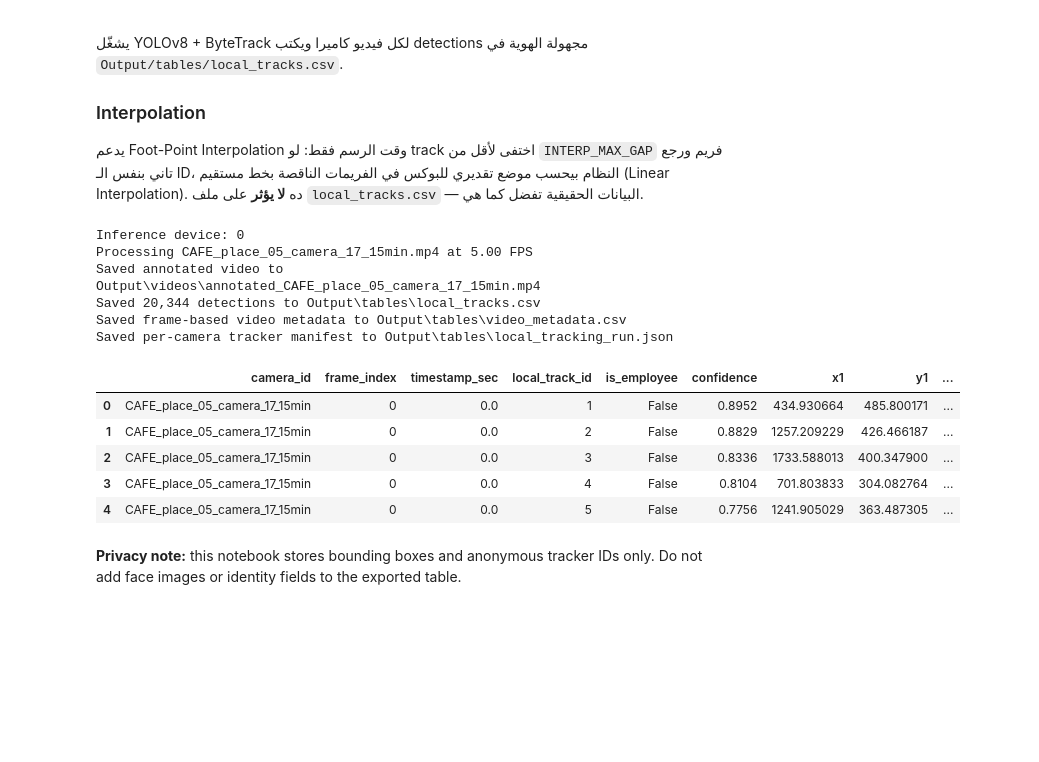
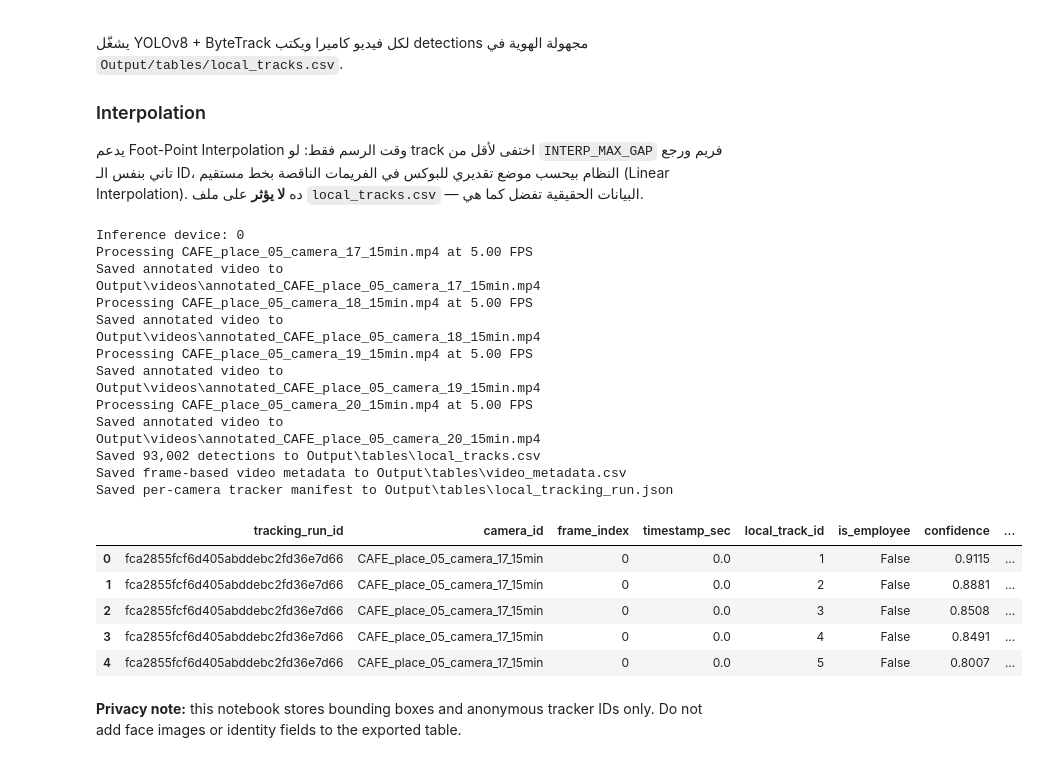
Before and after one commit to mohmadAyman75/Retail_Intelligence_Agent, a Jupyter notebook: Notebook/01_Local_Detection_Tracking.ipynb, the cells around one changed output. Drawn from its saved outputs; the diff is of its cells as text; code cells hidden in the pictures; blank space fills up the shorter version.

```diff
--- a/Notebook/01_Local_Detection_Tracking.ipynb
+++ b/Notebook/01_Local_Detection_Tracking.ipynb
@@ -12,6 +12,7 @@ from __future__ import annotations
 
 from collections import defaultdict
 from datetime import datetime, timezone
+from uuid import uuid4
 from pathlib import Path
 import json
 
@@ -41,7 +42,7 @@ if not MODEL_PATH.exists():
     raise FileNotFoundError(f'YOLO weights not found locally: {MODEL_NAME}')
 # Feed low-confidence detections to ByteTrack so an existing identity can survive
 # a short occlusion. New tracks still require 0.25 in the retail tracker config.
-CONFIDENCE = 0.45
+CONFIDENCE = 0.10  # ByteTrack sees weak detections; only >= 0.25 is saved below
 IOU_NMS = 0.45
 INFER_IMGSZ = 960
 MIN_SAVED_CONFIDENCE = 0.25
@@ -49,7 +50,6 @@ TRACKER_PATH = PROJECT_ROOT / 'Data' / 'config' / 'bytetrack_retail.yaml'
 if not TRACKER_PATH.exists():
     raise FileNotFoundError(f'Missing tracker config: {TRACKER_PATH}')
 FRAME_STRIDE = 2  # increase to 2 or 3 for faster experiments
-VIDEO_EXTENSIONS = {'.mp4', '.avi', '.mov', '.mkv'}
 POINT_COLOR = (255, 0, 0)  # OpenCV BGR: fixed blue
 INTERP_COLOR = (80, 180, 255)  # light blue for interpolated foot points
 TEXT_COLOR = (255, 255, 255)
@@ -214,10 +214,18 @@ class TrackInterpolator:
 
 DEVICE = select_inference_device()
 print(f'Inference device: {DEVICE}')
-# Only process videos placed directly in Data/raw; ignore subfolders such as more_came.
-videos = sorted(path for path in RAW_DIR.iterdir() if path.is_file() and path.suffix.lower() in VIDEO_EXTENSIONS)
-if not videos:
-    raise FileNotFoundError('Add camera videos to Data/raw, e.g. camera_01.mp4')
+# The calibrated four-camera set is explicit: do not accidentally include other places.
+CAMERA_INPUTS = {
+    'CAFE_place_05_camera_17_15min': RAW_DIR / 'CAFE_place_05_camera_17_15min.mp4',
+    'CAFE_place_05_camera_18_15min': RAW_DIR / 'CAFE_place_05_camera_18_15min.mp4',
+    'CAFE_place_05_camera_19_15min': RAW_DIR / 'more_came' / 'CAFE_place_05_camera_19_15min.mp4',
+    'CAFE_place_05_camera_20_15min': RAW_DIR / 'more_came' / 'CAFE_place_05_camera_20_15min.mp4',
+}
+missing_videos = [camera_id for camera_id, path in CAMERA_INPUTS.items() if not path.exists()]
+if missing_videos:
+    raise FileNotFoundError(f'Missing camera video(s): {missing_videos}')
+videos = [CAMERA_INPUTS[camera_id] for camera_id in sorted(CAMERA_INPUTS)]
+TRACKING_RUN_ID = uuid4().hex
 
 employee_ids = json.loads((PROJECT_ROOT / 'Data' / 'config' / 'employee_local_ids.json').read_text(encoding='utf-8'))
 model = YOLO(str(MODEL_PATH))
@@ -229,6 +237,7 @@ for video_path in videos:
     video_metadata = read_video_metadata(video_path)
     fps = video_metadata['fps']
     video_metadata_rows.append({
+        'tracking_run_id': TRACKING_RUN_ID,
         'camera_id': camera_id,
         'source_video': video_path.relative_to(RAW_DIR).as_posix(),
         **video_metadata,
@@ -270,7 +279,7 @@ for video_path in videos:
 
             # Draw one foot point per real detection to keep crowded scenes readable
             foot_points = [
-                ((float(x1) + float(x2)) / 2, (float(y1) + float(y2)) / 2)
+                ((float(x1) + float(x2)) / 2, float(y2))
                 for x1, y1, x2, y2 in xyxy
             ]
             annotated_frame = draw_tracking_annotations(frame, foot_points, track_ids)
@@ -291,6 +300,7 @@ for video_path in videos:
                     continue
                 x1, y1, x2, y2 = map(float, box)
                 rows.append({
+                    'tracking_run_id': TRACKING_RUN_ID,
                     'camera_id': camera_id,
                     'frame_index': frame_index,
                     'timestamp_sec': round(frame_index / fps, 3),
@@ -316,40 +326,48 @@ for video_path in videos:
     print(f'Saved annotated video to {annotated_path.relative_to(PROJECT_ROOT)}')
 
 local_tracks = pd.DataFrame(rows)
 if local_tracks.empty:
     raise RuntimeError('No people were detected. Check the video, model weights, and CONFIDENCE.')
 output_path = TABLES_DIR / 'local_tracks.csv'
 local_tracks.to_csv(output_path, index=False)
 metadata_path = TABLES_DIR / 'video_metadata.csv'
 pd.DataFrame(video_metadata_rows).to_csv(metadata_path, index=False)
 manifest_path = TABLES_DIR / 'local_tracking_run.json'
 manifest_path.write_text(json.dumps({
-    'schema_version': 1,
+    'schema_version': 2,
+    'tracking_run_id': TRACKING_RUN_ID,
     'created_at_utc': datetime.now(timezone.utc).isoformat(),
     'model_name': MODEL_NAME,
     'confidence': CONFIDENCE,
     'minimum_saved_confidence': MIN_SAVED_CONFIDENCE,
     'tracker': TRACKER_PATH.relative_to(PROJECT_ROOT).as_posix(),
     'tracker_persist': False,
     'id_scope': 'camera_local',
     'camera_ids': [row['camera_id'] for row in video_metadata_rows],
+    'camera_inputs': {camera_id: path.relative_to(PROJECT_ROOT).as_posix() for camera_id, path in CAMERA_INPUTS.items()},
 }, indent=2), encoding='utf-8')
 print(f'Saved {len(local_tracks):,} detections to {output_path.relative_to(PROJECT_ROOT)}')
 print(f'Saved frame-based video metadata to {metadata_path.relative_to(PROJECT_ROOT)}')
 print(f'Saved per-camera tracker manifest to {manifest_path.relative_to(PROJECT_ROOT)}')
 local_tracks.head()
 # %% [output]
 Inference device: 0
 Processing CAFE_place_05_camera_17_15min.mp4 at 5.00 FPS
 Saved annotated video to Output\videos\annotated_CAFE_place_05_camera_17_15min.mp4
-Saved 20,344 detections to Output\tables\local_tracks.csv
+Processing CAFE_place_05_camera_18_15min.mp4 at 5.00 FPS
+Saved annotated video to Output\videos\annotated_CAFE_place_05_camera_18_15min.mp4
+Processing CAFE_place_05_camera_19_15min.mp4 at 5.00 FPS
+Saved annotated video to Output\videos\annotated_CAFE_place_05_camera_19_15min.mp4
+Processing CAFE_place_05_camera_20_15min.mp4 at 5.00 FPS
+Saved annotated video to Output\videos\annotated_CAFE_place_05_camera_20_15min.mp4
+Saved 93,002 detections to Output\tables\local_tracks.csv
 Saved frame-based video metadata to Output\tables\video_metadata.csv
 Saved per-camera tracker manifest to Output\tables\local_tracking_run.json
-|  | camera_id | frame_index | timestamp_sec | local_track_id | is_employee | confidence | x1 | y1 | ... |
-| 0 | CAFE_place_05_camera_17_15min | 0 | 0.0 | 1 | False | 0.8952 | 434.930664 | 485.800171 | ... |
-| 1 | CAFE_place_05_camera_17_15min | 0 | 0.0 | 2 | False | 0.8829 | 1257.209229 | 426.466187 | ... |
-| 2 | CAFE_place_05_camera_17_15min | 0 | 0.0 | 3 | False | 0.8336 | 1733.588013 | 400.347900 | ... |
-| 3 | CAFE_place_05_camera_17_15min | 0 | 0.0 | 4 | False | 0.8104 | 701.803833 | 304.082764 | ... |
-| 4 | CAFE_place_05_camera_17_15min | 0 | 0.0 | 5 | False | 0.7756 | 1241.905029 | 363.487305 | ... |
+|  | tracking_run_id | camera_id | frame_index | timestamp_sec | local_track_id | is_employee | confidence | ... |
+| 0 | fca2855fcf6d405abddebc2fd36e7d66 | CAFE_place_05_camera_17_15min | 0 | 0.0 | 1 | False | 0.9115 | ... |
+| 1 | fca2855fcf6d405abddebc2fd36e7d66 | CAFE_place_05_camera_17_15min | 0 | 0.0 | 2 | False | 0.8881 | ... |
+| 2 | fca2855fcf6d405abddebc2fd36e7d66 | CAFE_place_05_camera_17_15min | 0 | 0.0 | 3 | False | 0.8508 | ... |
+| 3 | fca2855fcf6d405abddebc2fd36e7d66 | CAFE_place_05_camera_17_15min | 0 | 0.0 | 4 | False | 0.8491 | ... |
+| 4 | fca2855fcf6d405abddebc2fd36e7d66 | CAFE_place_05_camera_17_15min | 0 | 0.0 | 5 | False | 0.8007 | ... |
-# %% [markdown]
-**Privacy note:** this notebook stores bounding boxes and anonymous tracker IDs only. Do not add face images or identity fields to the exported table.
+# %% [markdown]
+**Privacy note:** this notebook stores bounding boxes and anonymous tracker IDs only. Do not add face images or identity fields to the exported table.
```
Also changed, not shown: 16 other files.
